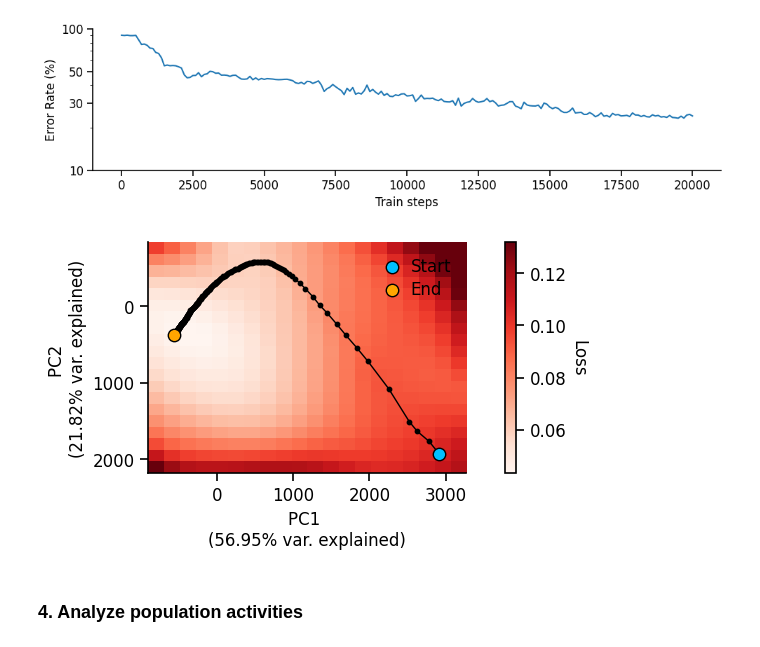
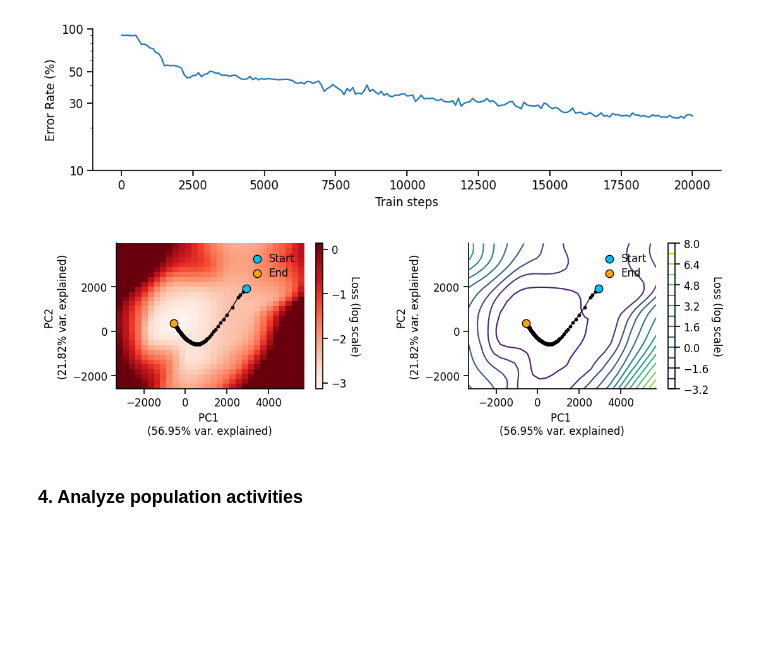
Before and after one commit to Milstein-Lab/EIANN, a Jupyter notebook: docs/Galloni_etal_2025/4_EIANN_learned_somaI_Hebbian.ipynb, the cells around one changed output. Cells and saved outputs as stored; diff of their text form; code cells hidden in the pictures; blank space fills up the shorter version.

Commit message:
updated loss landscape plots

```diff
--- a/docs/Galloni_etal_2025/4_EIANN_learned_somaI_Hebbian.ipynb
+++ b/docs/Galloni_etal_2025/4_EIANN_learned_somaI_Hebbian.ipynb
@@ -66,9 +66,9 @@ eiann.plot.plot_error_history(network)
 [figure]
 [figure]
 # %%
-eiann.plot.plot_loss_landscape(test_dataloader, network, num_points=20, extension=0.1, vmax_scale=1.2)
+eiann.plot.plot_loss_landscape(test_dataloader, network, num_points=30, extension=0.8, vmax_scale=1.2, scale='log')
 # %% [output]
-[figure, old version]
+[figure, new version]
 # %% [markdown]
 ### 4. Analyze population activities
 # %%
```
Also changed, not shown: parts of 1 cell of this notebook, 2 other files.
